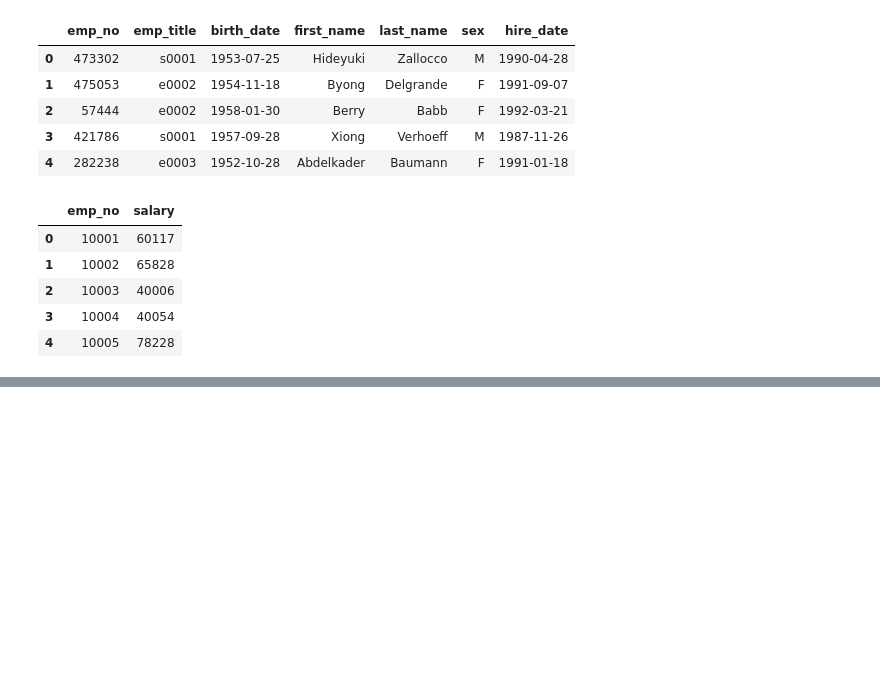
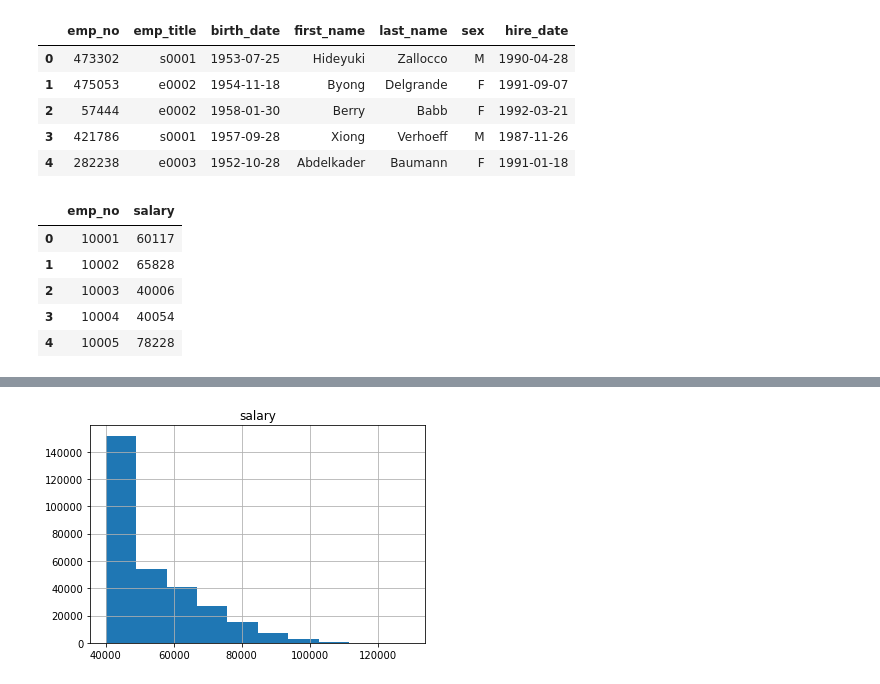
Before and after one commit to Cosette3737/SQLChallenge, a Jupyter notebook: employeegraphs.ipynb, the cells around one changed output, grey strips where cells are left out. Saved outputs shown, nothing was run; the diff lists cells and outputs as text; code cells hidden in the pictures; blank space fills up the shorter version.

```diff
--- a/employeegraphs.ipynb
+++ b/employeegraphs.ipynb
@@ -47 +60,5 @@ combined_df.head()
+# %%
+hist=combined_df.hist(column='salary')
+# %% [output]
+[figure, added]
 # %%
```
Also changed, not shown: parts of 8 cells of this notebook, 2 other files.
